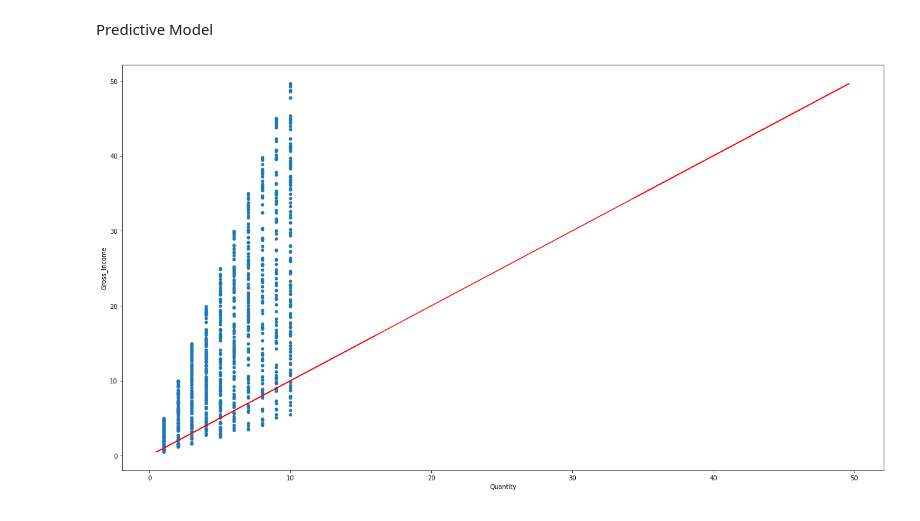
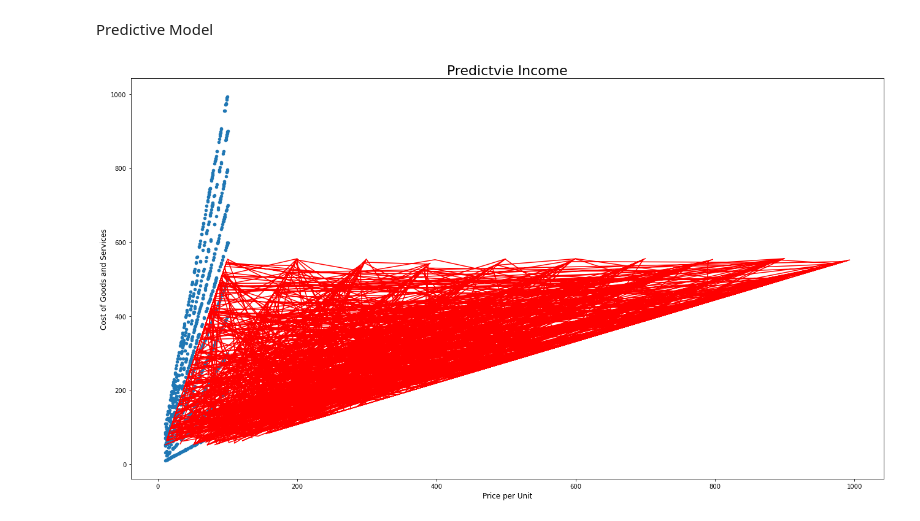
Before and after one commit to dmcbdh31/Sales-Analysis, a Jupyter notebook: Sales_Analysis.ipynb, the cells around one changed output. Saved outputs shown, nothing was run; the diff lists cells and outputs as text; code cells hidden in the pictures.

```diff
--- a/Sales_Analysis.ipynb
+++ b/Sales_Analysis.ipynb
@@ -170,8 +170,8 @@ Reshaping for Linear Regression Class
 # X: 2D Numpy Array (DataFrame)
 # Y: 1D Numpy Array (Series)
 
-reshaped_x = remotedf[["Quantity"]]
-reshaped_y = remotedf["Gross_Income"]
+reshaped_x = remotedf[["Unit_Price"]]
+reshaped_y = remotedf["COGS"]
 # %% [markdown]
 Predictive Model
 # %%
@@ -181,8 +181,12 @@ predictive_sales.fit(reshaped_x, reshaped_y)
 
 predictive_y_sales = predictive_sales.predict(reshaped_x)
 # %%
-remotedf.plot.scatter(x="Quantity", y="Gross_Income", figsize=(22,12));
+remotedf.plot.scatter(x="Unit_Price", y="COGS", figsize=(22,12));
 
 plt.plot(reshaped_y, predictive_y_sales, color="red");
+
+plt.title("Predictvie Income", fontsize=22);
+plt.xlabel("Price per Unit", fontsize=12);
+plt.ylabel("Cost of Goods and Services", fontsize=12);
 # %% [output]
-[figure, old version]
+[figure, new version]
```
Also changed, not shown: parts of 1 cell of this notebook.
